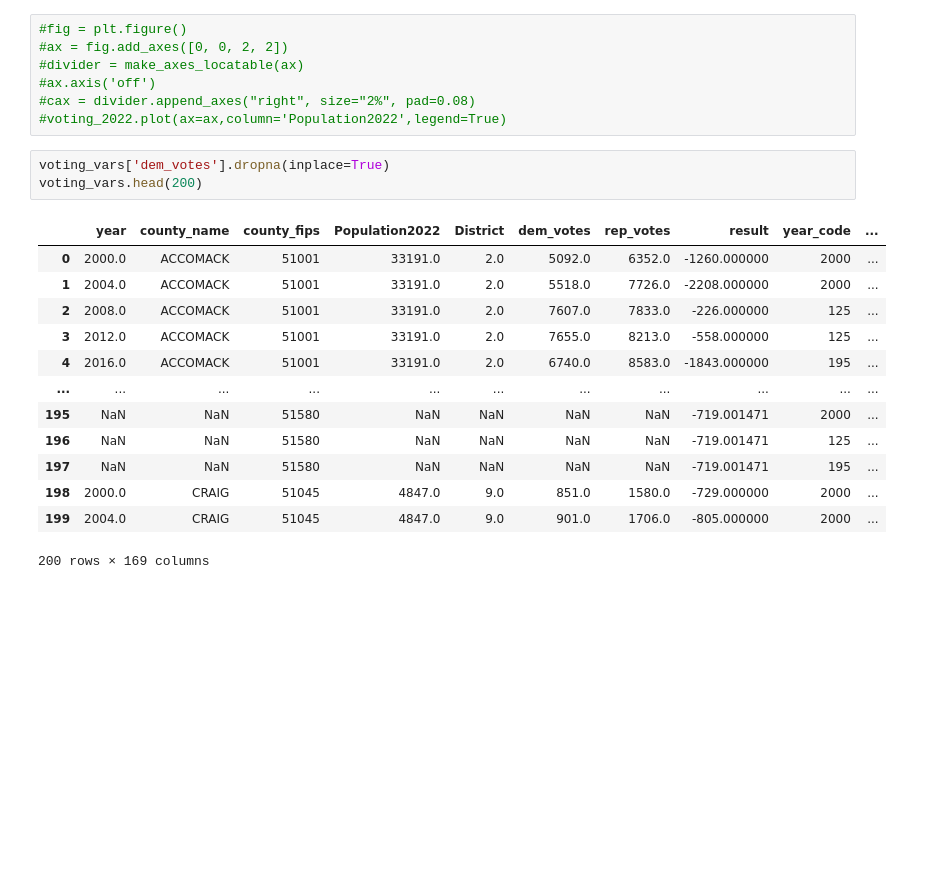
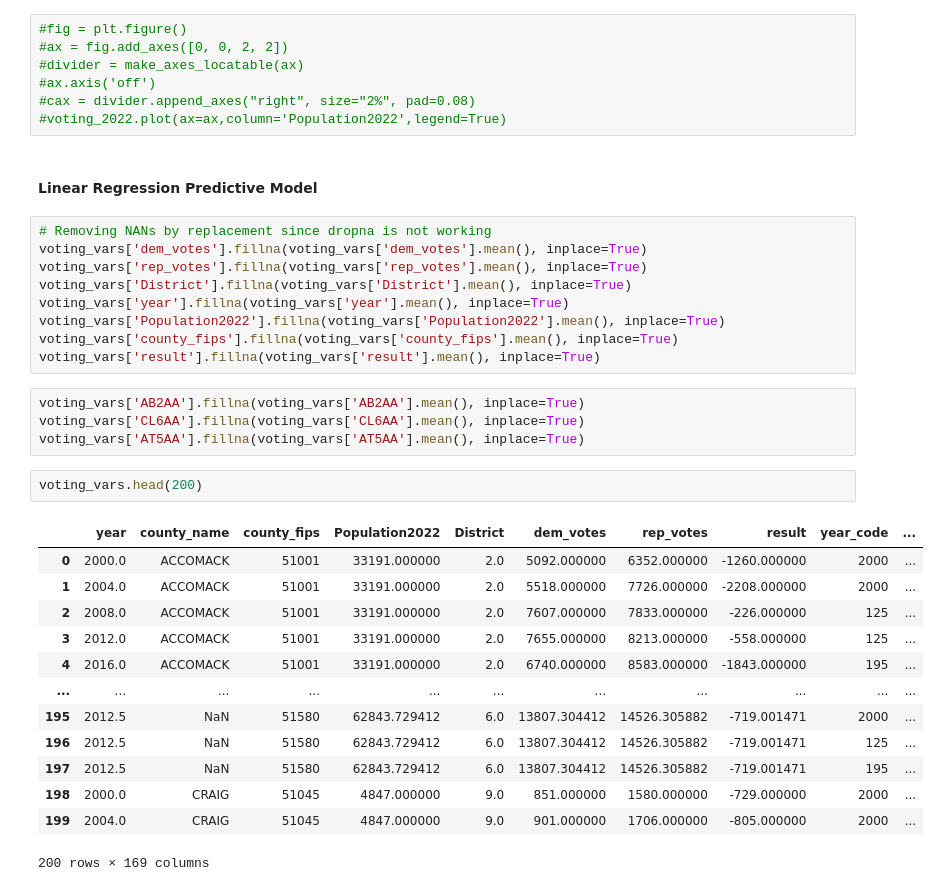
Before and after one commit to Nehach73/DS3001_project_voting, a Jupyter notebook: Project_Notebook_3.ipynb, the cells around one changed output. Cells and saved outputs as stored; diff of their text form; blank space fills up the shorter version.

```diff
--- a/Project_Notebook_3.ipynb
+++ b/Project_Notebook_3.ipynb
@@ -158,22 +182,36 @@ plt.show()
 #ax.axis('off')
 #cax = divider.append_axes("right", size="2%", pad=0.08)
 #voting_2022.plot(ax=ax,column='Population2022',legend=True)
+# %% [markdown]
+#### Linear Regression Predictive Model
+# %%
+# Removing NANs by replacement since dropna is not working
+voting_vars['dem_votes'].fillna(voting_vars['dem_votes'].mean(), inplace=True)
+voting_vars['rep_votes'].fillna(voting_vars['rep_votes'].mean(), inplace=True)
+voting_vars['District'].fillna(voting_vars['District'].mean(), inplace=True)
+voting_vars['year'].fillna(voting_vars['year'].mean(), inplace=True)
+voting_vars['Population2022'].fillna(voting_vars['Population2022'].mean(), inplace=True)
+voting_vars['county_fips'].fillna(voting_vars['county_fips'].mean(), inplace=True)
+voting_vars['result'].fillna(voting_vars['result'].mean(), inplace=True)
+# %%
+voting_vars['AB2AA'].fillna(voting_vars['AB2AA'].mean(), inplace=True)
+voting_vars['CL6AA'].fillna(voting_vars['CL6AA'].mean(), inplace=True)
+voting_vars['AT5AA'].fillna(voting_vars['AT5AA'].mean(), inplace=True)
 # %%
-voting_vars['dem_votes'].dropna(inplace=True)
 voting_vars.head(200)
 # %% [output]
 |  | year | county_name | county_fips | Population2022 | District | dem_votes | rep_votes | result | year_code | ... |
-| 0 | 2000.0 | ACCOMACK | 51001 | 33191.0 | 2.0 | 5092.0 | 6352.0 | -1260.000000 | 2000 | ... |
-| 1 | 2004.0 | ACCOMACK | 51001 | 33191.0 | 2.0 | 5518.0 | 7726.0 | -2208.000000 | 2000 | ... |
-| 2 | 2008.0 | ACCOMACK | 51001 | 33191.0 | 2.0 | 7607.0 | 7833.0 | -226.000000 | 125 | ... |
-| 3 | 2012.0 | ACCOMACK | 51001 | 33191.0 | 2.0 | 7655.0 | 8213.0 | -558.000000 | 125 | ... |
-| 4 | 2016.0 | ACCOMACK | 51001 | 33191.0 | 2.0 | 6740.0 | 8583.0 | -1843.000000 | 195 | ... |
+| 0 | 2000.0 | ACCOMACK | 51001 | 33191.000000 | 2.0 | 5092.000000 | 6352.000000 | -1260.000000 | 2000 | ... |
+| 1 | 2004.0 | ACCOMACK | 51001 | 33191.000000 | 2.0 | 5518.000000 | 7726.000000 | -2208.000000 | 2000 | ... |
+| 2 | 2008.0 | ACCOMACK | 51001 | 33191.000000 | 2.0 | 7607.000000 | 7833.000000 | -226.000000 | 125 | ... |
+| 3 | 2012.0 | ACCOMACK | 51001 | 33191.000000 | 2.0 | 7655.000000 | 8213.000000 | -558.000000 | 125 | ... |
+| 4 | 2016.0 | ACCOMACK | 51001 | 33191.000000 | 2.0 | 6740.000000 | 8583.000000 | -1843.000000 | 195 | ... |
 | ... | ... | ... | ... | ... | ... | ... | ... | ... | ... | ... |
-| 195 | NaN | NaN | 51580 | NaN | NaN | NaN | NaN | -719.001471 | 2000 | ... |
-| 196 | NaN | NaN | 51580 | NaN | NaN | NaN | NaN | -719.001471 | 125 | ... |
-| 197 | NaN | NaN | 51580 | NaN | NaN | NaN | NaN | -719.001471 | 195 | ... |
-| 198 | 2000.0 | CRAIG | 51045 | 4847.0 | 9.0 | 851.0 | 1580.0 | -729.000000 | 2000 | ... |
-| 199 | 2004.0 | CRAIG | 51045 | 4847.0 | 9.0 | 901.0 | 1706.0 | -805.000000 | 2000 | ... |
+| 195 | 2012.5 | NaN | 51580 | 62843.729412 | 6.0 | 13807.304412 | 14526.305882 | -719.001471 | 2000 | ... |
+| 196 | 2012.5 | NaN | 51580 | 62843.729412 | 6.0 | 13807.304412 | 14526.305882 | -719.001471 | 125 | ... |
+| 197 | 2012.5 | NaN | 51580 | 62843.729412 | 6.0 | 13807.304412 | 14526.305882 | -719.001471 | 195 | ... |
+| 198 | 2000.0 | CRAIG | 51045 | 4847.000000 | 9.0 | 851.000000 | 1580.000000 | -729.000000 | 2000 | ... |
+| 199 | 2004.0 | CRAIG | 51045 | 4847.000000 | 9.0 | 901.000000 | 1706.000000 | -805.000000 | 2000 | ... |
 200 rows × 169 columns
 # %%
 y = voting_vars['result']
```
Also changed, not shown: parts of 3 cells of this notebook.
